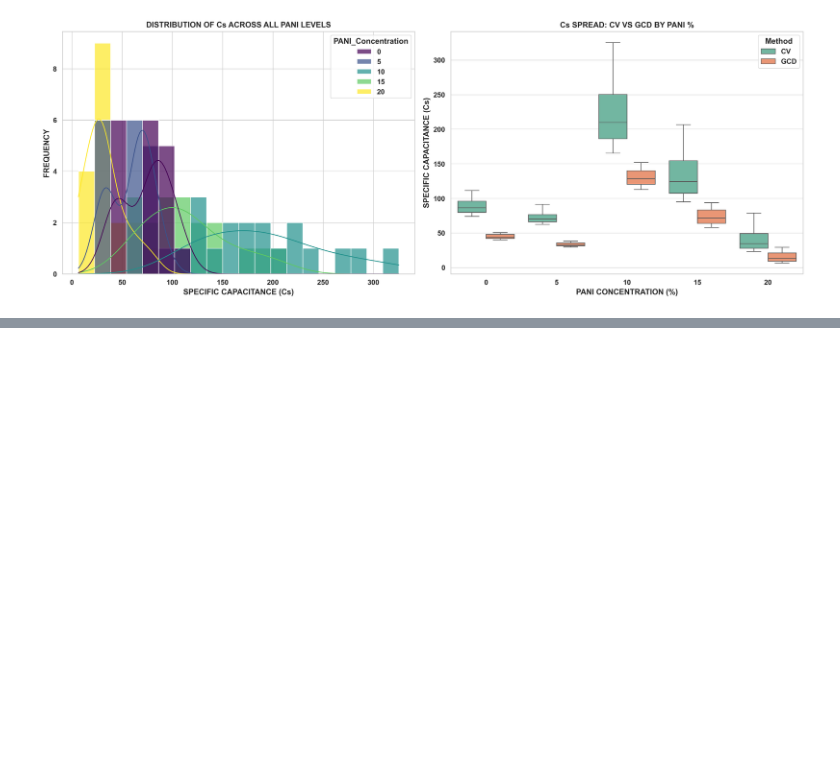
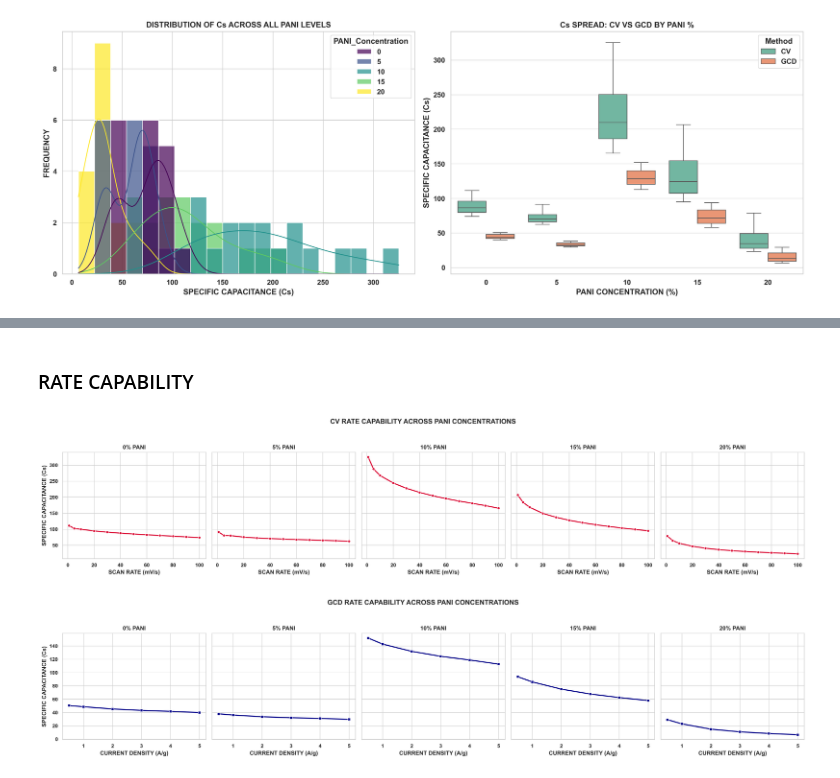
Before and after one commit to DaRkSouL36/CHARGESCOPE-AI, a Jupyter notebook: NOTEBOOKS/PANI/NOTEBOOK[1].ipynb, the cells around one changed output, grey strips where cells are left out. Cells and saved outputs as stored; diff of their text form; code cells hidden in the pictures; blank space fills up the shorter version.

```diff
--- a/NOTEBOOKS/PANI/NOTEBOOK[1].ipynb
+++ b/NOTEBOOKS/PANI/NOTEBOOK[1].ipynb
@@ -447,0 +510,41 @@ plot_master_distributions(master_cv_df, master_gcd_df)
+# %% [markdown]
+### RATE CAPABILITY
+# %%
+def plot_rate_capability_grid(cv_df: pd.DataFrame, gcd_df: pd.DataFrame):
+    """
+    PLOTS RATE CAPABILITY (Cs VS KINETIC DRIVING FORCE) FOR ALL CONCENTRATIONS.
+    """
+    # CV RATE CAPABILITY (1 ROW, 5 COLUMNS)
+    fig_cv, axes_cv = plt.subplots(1, 5, figsize=(20, 4), sharey=True, dpi=300)
+    fig_cv.suptitle('CV RATE CAPABILITY ACROSS PANI CONCENTRATIONS', fontweight='bold', y=1.05)
+
+    for idx, conc in enumerate(pani_levels):
+        subset = cv_df[cv_df['PANI_Concentration'] == conc]
+        sns.lineplot(data=subset, x='Scan_Rate', y='Cs', marker='o',
+                     color='crimson', linewidth=2, ax=axes_cv[idx])
+        axes_cv[idx].set_title(f'{conc}% PANI')
+        axes_cv[idx].set_xlabel('SCAN RATE (mV/s)')
+        if idx == 0: axes_cv[idx].set_ylabel('SPECIFIC CAPACITANCE (Cs)')
+
+    plt.tight_layout()
+    plt.show()
+
+    # GCD RATE CAPABILITY (1 ROW, 5 COLUMNS)
+    fig_gcd, axes_gcd = plt.subplots(1, 5, figsize=(20, 4), sharey=True, dpi=300)
+    fig_gcd.suptitle('GCD RATE CAPABILITY ACROSS PANI CONCENTRATIONS', fontweight='bold', y=1.05)
+
+    for idx, conc in enumerate(pani_levels):
+        subset = gcd_df[gcd_df['PANI_Concentration'] == conc]
+        sns.lineplot(data=subset, x='Current_Density', y='Cs', marker='s',
+                     color='darkblue', linewidth=2, ax=axes_gcd[idx])
+        axes_gcd[idx].set_title(f'{conc}% PANI')
+        axes_gcd[idx].set_xlabel('CURRENT DENSITY (A/g)')
+        if idx == 0: axes_gcd[idx].set_ylabel('SPECIFIC CAPACITANCE (Cs)')
+
+    plt.tight_layout()
+    plt.show()
+
+plot_rate_capability_grid(master_cv_df, master_gcd_df)
+# %% [output]
+[figure, added]
+[figure, added]
```
Also changed, not shown: parts of 2 cells of this notebook.
